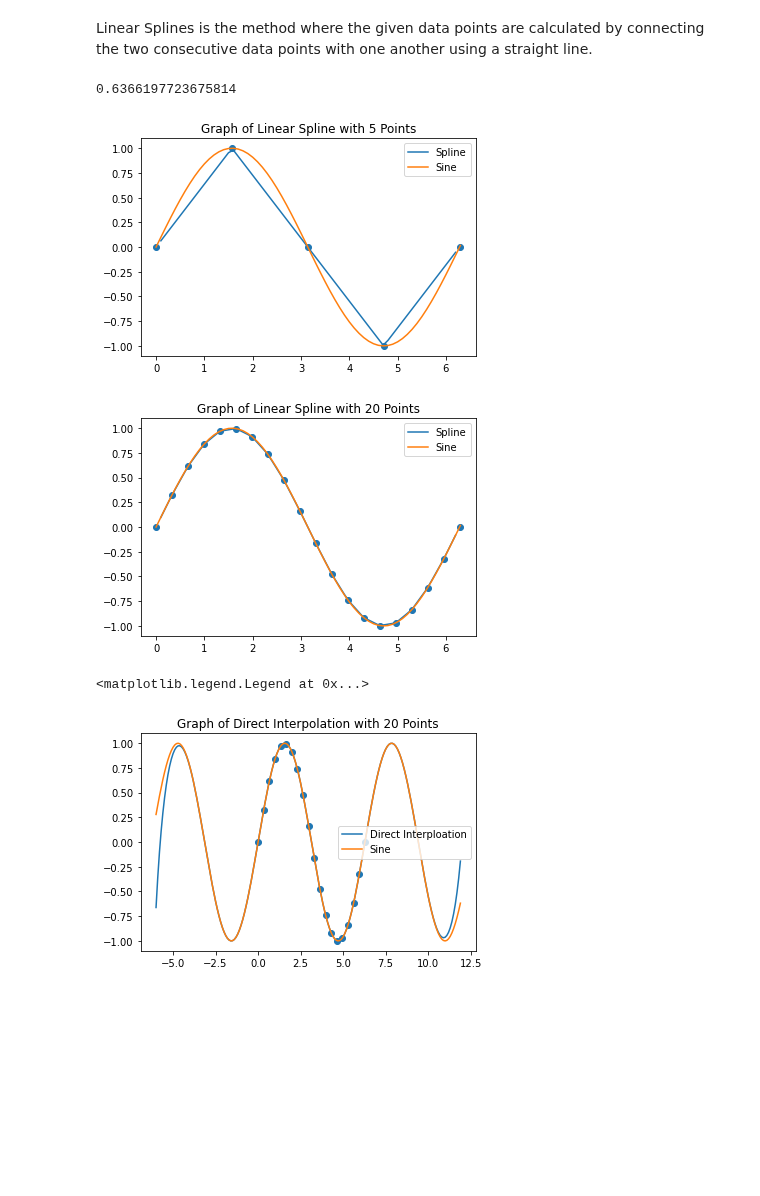
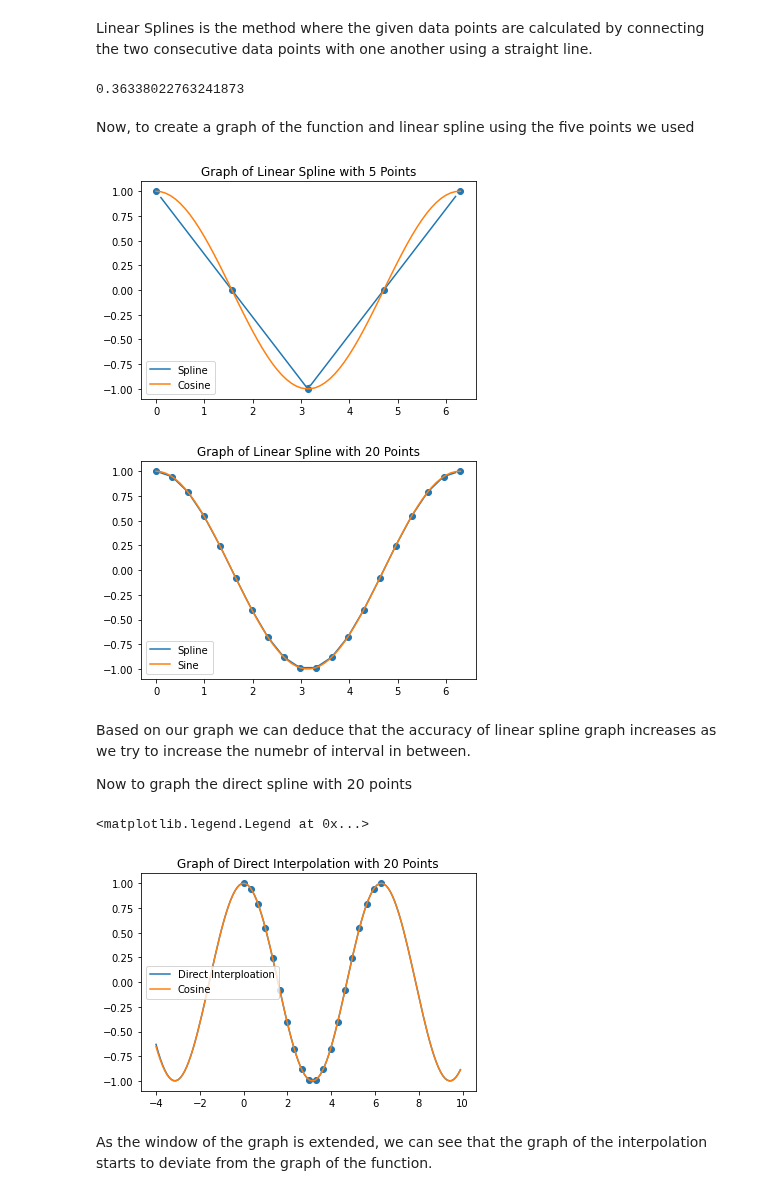
Before and after one commit to rajatlamsal00977/Project-1, a Jupyter notebook: Project5.ipynb, the cells around one changed output. Cells and saved outputs as stored; diff of their text form; code cells hidden in the pictures; blank space fills up the shorter version.

```diff
--- a/Project5.ipynb
+++ b/Project5.ipynb
@@ -86,3 +86,5 @@ points = [[2,5], [1,6], [3,7], [8,1], [12,-1]]
+# %%
+points = [[0,-6],[1,-12],[2,6],[3,42],[4,126]]
 # %%
 def Create_matrix(pointsAsArray):
   matrix = []
@@ -123,7 +125,7 @@ Spline_direct(points,3)
 # %%
 import matplotlib.pyplot as plt
 
-x = np.arange(0,15,.1)
+x = np.arange(-2,4.5,.1)
 plt.scatter(np.array(points)[:,0],np.array(points)[:,1])
 plt.plot(x, Spline_direct(points, x))
 plt.plot(x,np.cos(x))
@@ -136,12 +138,11 @@ plt.show
 # %% [markdown]
 Linear Splines is the method where the given data points are calculated by connecting the two consecutive data points with one another using a straight line.
 # %%
-def divideIntervalEvenly(function,lower,upper,numberOfDivisions):
-  deltax = (upper - lower)/(numberOfDivisions - 1)
+def divide(function,lower,upper,numberOfDivisions): #function to divide the limit into equal interval
+  interval = (upper - lower)/(numberOfDivisions - 1)
   array = []
   for i in range(numberOfDivisions):
-    array.append([lower + i*deltax,function(lower + i*deltax)])
+    x = lower + i*interval
+    array.append([x,function(x)])
   return np.array(array)
-
-fiveCordinates = divideIntervalEvenly(np.sin,0,2*np.pi,5)
 # %%
@@ -157,8 +158,12 @@ def linerSpline(array,input):
     else:
       continue
-# %%
-linerSpline(fiveCordinates,1)
-# %% [output]
-0.6366197723675814
+# %%
+fiveCoordinates = divide(np.cos,0,2*np.pi,5)
+
+Spline_linear(fiveCoordinates,1)
+# %% [output]
+0.36338022763241873
+# %% [markdown]
+Now, to create a graph of the function and linear spline using the five points we used
 # %%
 x = np.arange(0,6.35,0.1)
@@ -166,39 +171,43 @@ y = [linerSpline(fiveCordinates,x) for x in x]
 # %%
-x = np.arange(0,6.35,0.1)
-
 plt.scatter(fiveCordinates[:,0],fiveCordinates[:,1])
 plt.plot(x,y)
-plt.plot(x, np.sin(x))
+plt.plot(x, np.cos(x))
 plt.title('Graph of Linear Spline with 5 Points')
-plt.legend(['Spline','Sine'])
+plt.legend(['Spline','Cosine'])
 
 
 plt.show()
 # %% [output]
-[figure, old version]
+[figure, new version]
 # %%
-twentycordinates = divideIntervalEvenly(np.sin,0,2*np.pi,20)
+twentycoordinates = divide(np.cos,0,2*np.pi,20)
 x = np.arange(0,6.35,0.1)
-y = [linerSpline(twentycordinates,x) for x in x]
-plt.scatter(twentycordinates[:,0],twentycordinates[:,1])
+y = [Spline_linear(twentycoordinates,x) for x in x]
+plt.scatter(twentycoordinates[:,0],twentycoordinates[:,1])
 plt.plot(x,y)
-plt.plot(x, np.sin(x))
+plt.plot(x, np.cos(x))
 plt.title('Graph of Linear Spline with 20 Points')
 plt.legend(['Spline','Sine'])
 
 
 plt.show()
 # %% [output]
-[figure, old version]
+[figure, new version]
+# %% [markdown]
+Based on our graph we can deduce that the accuracy of linear spline graph increases as we try to increase the numebr of interval in between.
+
+Now to graph the direct spline with 20 points
 # %%
 
-x = np.arange(-6,12,0.1)
+x = np.arange(-4,10,0.1)
 
-plt.scatter(twentycordinates[:,0],twentycordinates[:,1])
-plt.plot(x,directSpline(twentycordinates,x))
-plt.plot(x, np.sin(x))
+plt.scatter(twentycoordinates[:,0],twentycoordinates[:,1])
+plt.plot(x,Spline_direct(twentycoordinates,x))
+plt.plot(x, np.cos(x))
 plt.title('Graph of Direct Interpolation with 20 Points')
-plt.legend(['Direct Interploation','Sine'])
+plt.legend(['Direct Interploation','Cosine'])
 # %% [output]
 <matplotlib.legend.Legend at 0x...>
-[figure, old version]
+[figure, new version]
+# %% [markdown]
+As the window of the graph is extended, we can see that the graph of the interpolation starts to deviate from the graph of the function.
```
Also changed, not shown: parts of 10 cells of this notebook.
